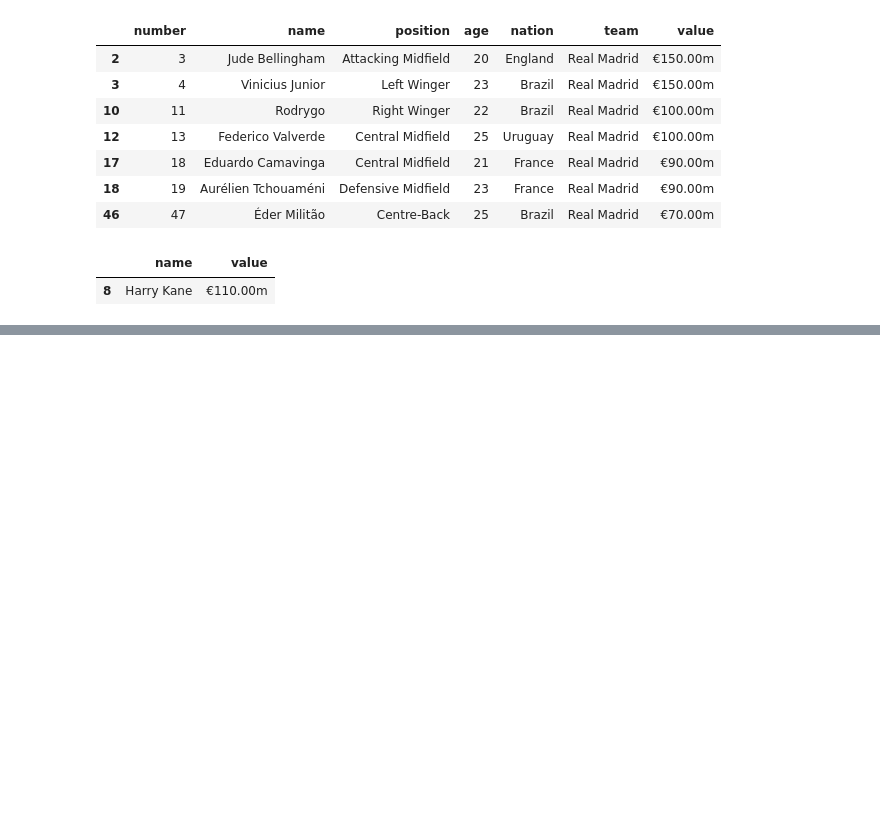
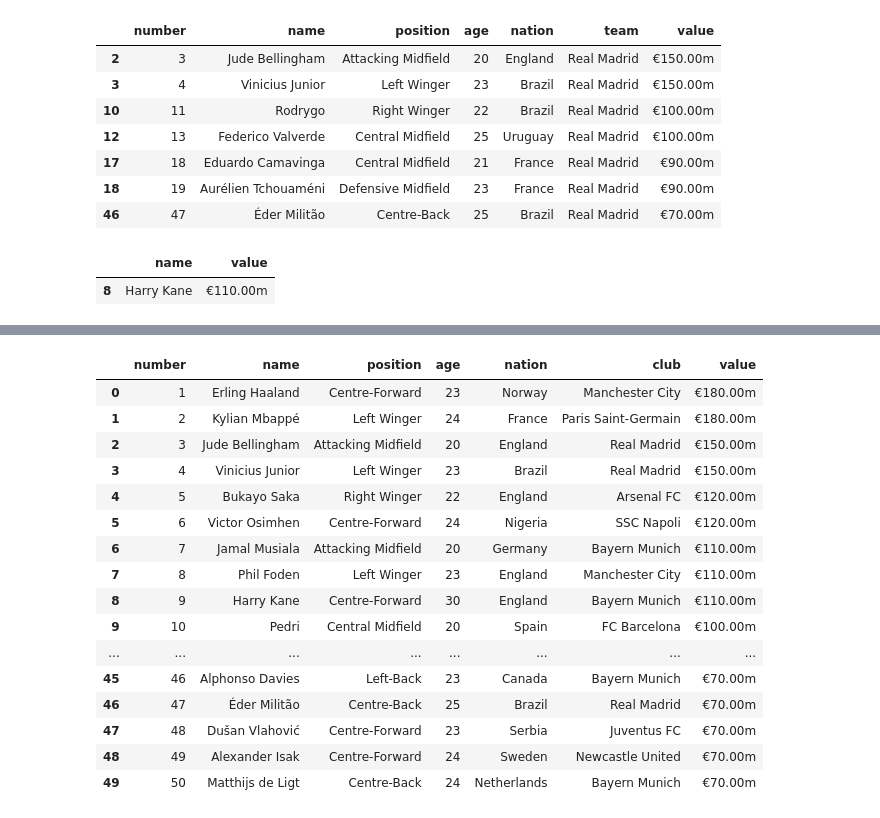
Before and after one commit to MinuSpurs/Football_player_price_analysis, a Jupyter notebook: Pandas_with_Player50.ipynb, the cells around one changed output, grey strips where cells are left out. Cells and saved outputs as stored; diff of their text form; code cells hidden in the pictures; blank space fills up the shorter version.

```diff
--- a/Pandas_with_Player50.ipynb
+++ b/Pandas_with_Player50.ipynb
@@ -214,0 +242,2 @@ df.loc[df['age']>=30, ['name', 'value']]
+# %%
+df.set_index('number').head()
@@ -214,0 +261,21 @@ df.loc[df['age']>=30, ['name', 'value']]
+# %%
+#'taem'을 'club'으로 바꾸기
+df.rename(columns= {'team':'club'})
+# %% [output]
+|  | number | name | position | age | nation | club | value |
+| 0 | 1 | Erling Haaland | Centre-Forward | 23 | Norway | Manchester City | €180.00m |
+| 1 | 2 | Kylian Mbappé | Left Winger | 24 | France | Paris Saint-Germain | €180.00m |
+| 2 | 3 | Jude Bellingham | Attacking Midfield | 20 | England | Real Madrid | €150.00m |
+| 3 | 4 | Vinicius Junior | Left Winger | 23 | Brazil | Real Madrid | €150.00m |
+| 4 | 5 | Bukayo Saka | Right Winger | 22 | England | Arsenal FC | €120.00m |
+| 5 | 6 | Victor Osimhen | Centre-Forward | 24 | Nigeria | SSC Napoli | €120.00m |
+| 6 | 7 | Jamal Musiala | Attacking Midfield | 20 | Germany | Bayern Munich | €110.00m |
+| 7 | 8 | Phil Foden | Left Winger | 23 | England | Manchester City | €110.00m |
+| 8 | 9 | Harry Kane | Centre-Forward | 30 | England | Bayern Munich | €110.00m |
+| 9 | 10 | Pedri | Central Midfield | 20 | Spain | FC Barcelona | €100.00m |
+| ... | ... | ... | ... | ... | ... | ... | ... |
+| 45 | 46 | Alphonso Davies | Left-Back | 23 | Canada | Bayern Munich | €70.00m |
+| 46 | 47 | Éder Militão | Centre-Back | 25 | Brazil | Real Madrid | €70.00m |
+| 47 | 48 | Dušan Vlahović | Centre-Forward | 23 | Serbia | Juventus FC | €70.00m |
+| 48 | 49 | Alexander Isak | Centre-Forward | 24 | Sweden | Newcastle United | €70.00m |
+| 49 | 50 | Matthijs de Ligt | Centre-Back | 24 | Netherlands | Bayern Munich | €70.00m |
```
Also changed, not shown: parts of 14 cells of this notebook, 1 other file.
